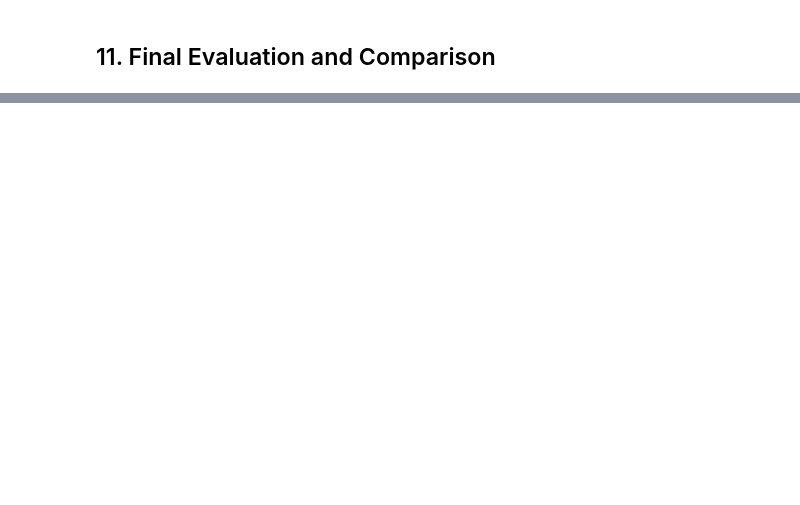
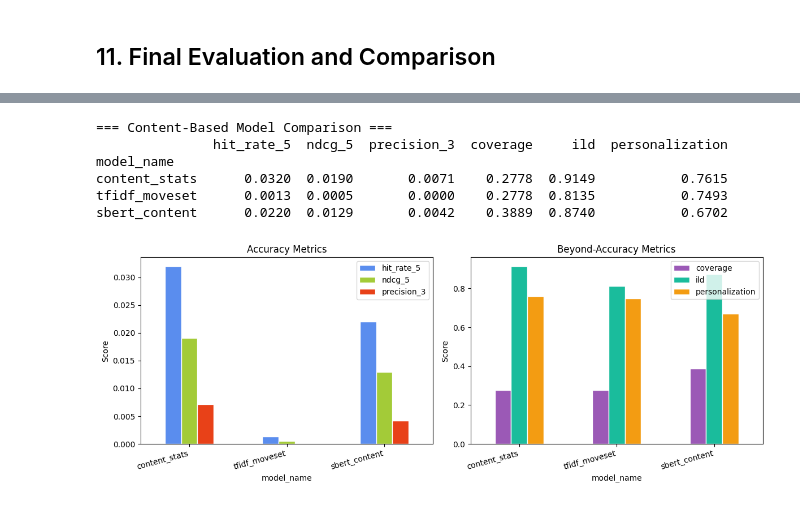
Before and after one commit to sakhnoukh/fightdex, a Jupyter notebook: pokecoach.ipynb, the cells around one changed output, grey strips where cells are left out. Cells and saved outputs as stored; diff of their text form; code cells hidden in the pictures; blank space fills up the shorter version.

Commit message:
Add SBERT and NER implementation + discussions

```diff
--- a/pokecoach.ipynb
+++ b/pokecoach.ipynb
@@ -405,0 +870,48 @@ plt.show()
+# %%
+import matplotlib.pyplot as plt
+
+# ── Compare SBERT vs TF-IDF vs raw-stats Content ──
+from pokecoach.models import load_model_data, ContentRecommender, TfidfRoleRecommender
+from pokecoach.config import load_config
+
+cfg = load_config()
+data = load_model_data(cfg.paths['artifacts_root'])
+
+content_result = evaluate_reconstruction(ContentRecommender(data), teams_df, counter, model_name='content_stats')
+tfidf_result   = evaluate_reconstruction(TfidfRoleRecommender(data), teams_df, counter, model_name='tfidf_moveset')
+
+comparison = pd.DataFrame([
+    content_result.__dict__,
+    tfidf_result.__dict__,
+    sbert_result.__dict__,
+]).set_index('model_name')
+
+print("=== Content-Based Model Comparison ===")
+print(comparison[['hit_rate_5', 'ndcg_5', 'precision_3', 'coverage', 'ild', 'personalization']].round(4).to_string())
+
+fig, axes = plt.subplots(1, 2, figsize=(12, 4.5))
+
+comparison[['hit_rate_5', 'ndcg_5', 'precision_3']].plot(
+    kind='bar', ax=axes[0], color=['#5a8dee', '#a3cb38', '#e84118'], edgecolor='white'
+)
+axes[0].set_title('Accuracy Metrics')
+axes[0].set_ylabel('Score')
+axes[0].set_xticklabels(axes[0].get_xticklabels(), rotation=15, ha='right')
+
+comparison[['coverage', 'ild', 'personalization']].plot(
+    kind='bar', ax=axes[1], color=['#9b59b6', '#1abc9c', '#f39c12'], edgecolor='white'
+)
+axes[1].set_title('Beyond-Accuracy Metrics')
+axes[1].set_ylabel('Score')
+axes[1].set_xticklabels(axes[1].get_xticklabels(), rotation=15, ha='right')
+
+plt.tight_layout()
+plt.show()
+# %% [output]
+=== Content-Based Model Comparison ===
+               hit_rate_5  ndcg_5  precision_3  coverage     ild  personalization
+model_name
+content_stats      0.0320  0.0190       0.0071    0.2778  0.9149           0.7615
+tfidf_moveset      0.0013  0.0005       0.0000    0.2778  0.8135           0.7493
+sbert_content      0.0220  0.0129       0.0042    0.3889  0.8740           0.6702
+[figure, added]
```
Also changed, not shown: parts of 53 cells of this notebook, 1 other file.
